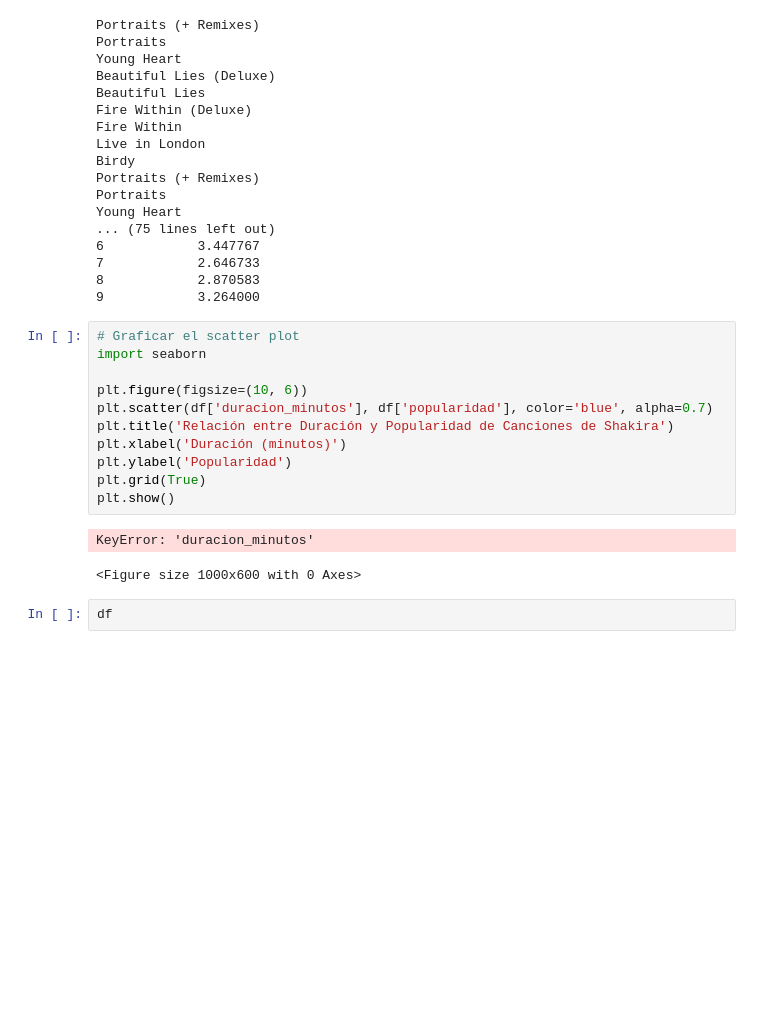
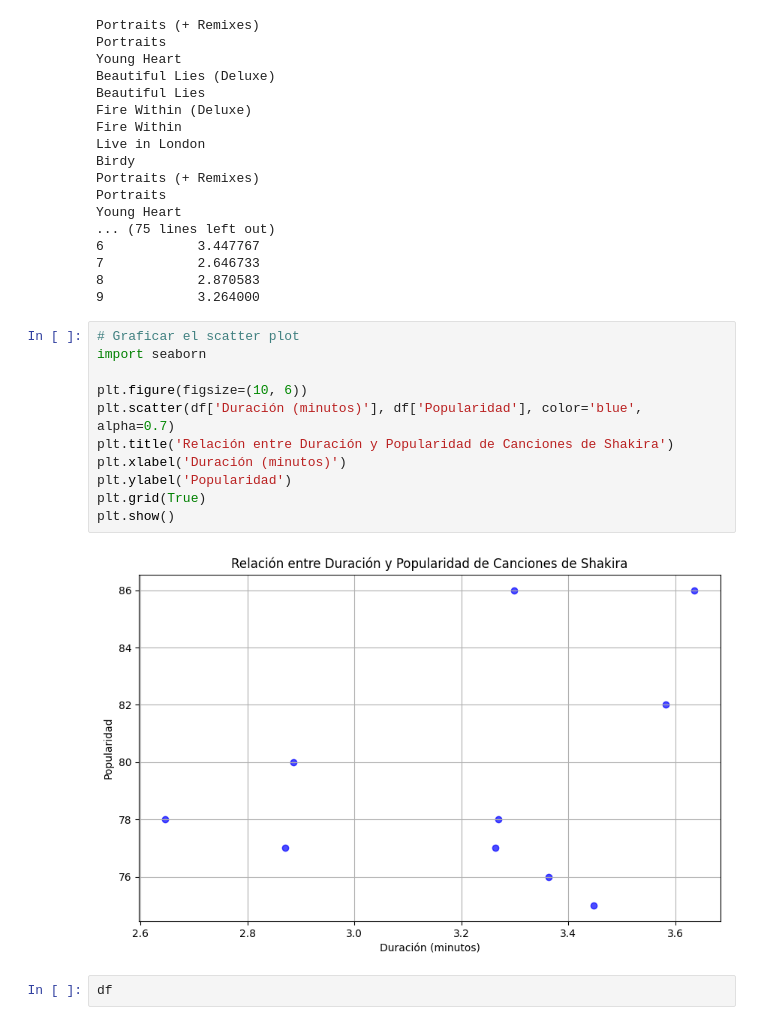
Before and after one commit to 4GeeksAcademy/KURGANOVA_interacting-with-api-python-, a Jupyter notebook: src/explore.ipynb, the cells around one changed output. Cells and saved outputs as stored; diff of their text form; blank space fills up the shorter version.

```diff
--- a/src/explore.ipynb
+++ b/src/explore.ipynb
@@ -82,17 +82,16 @@ Young Heart
 # %%
 # Graficar el scatter plot
 import seaborn
 
 plt.figure(figsize=(10, 6))
-plt.scatter(df['duracion_minutos'], df['popularidad'], color='blue', alpha=0.7)
+plt.scatter(df['Duración (minutos)'], df['Popularidad'], color='blue', alpha=0.7)
 plt.title('Relación entre Duración y Popularidad de Canciones de Shakira')
 plt.xlabel('Duración (minutos)')
 plt.ylabel('Popularidad')
 plt.grid(True)
 plt.show()
 # %% [output]
-KeyError: 'duracion_minutos'
-<Figure size 1000x600 with 0 Axes>
+[figure, added]
 # %%
 df
 # %% [output]
```
